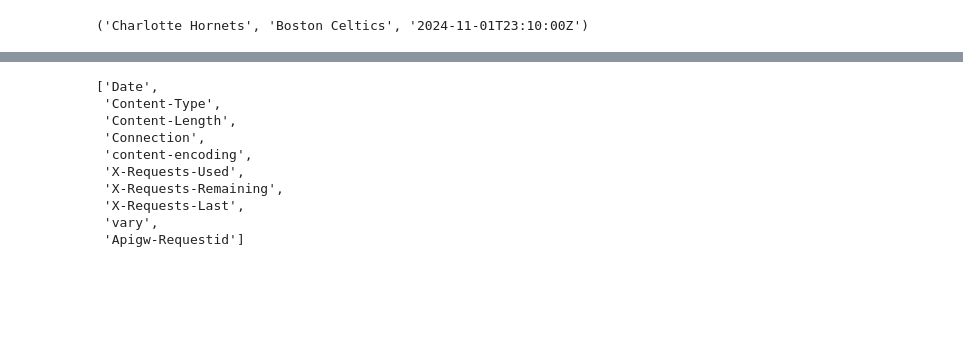
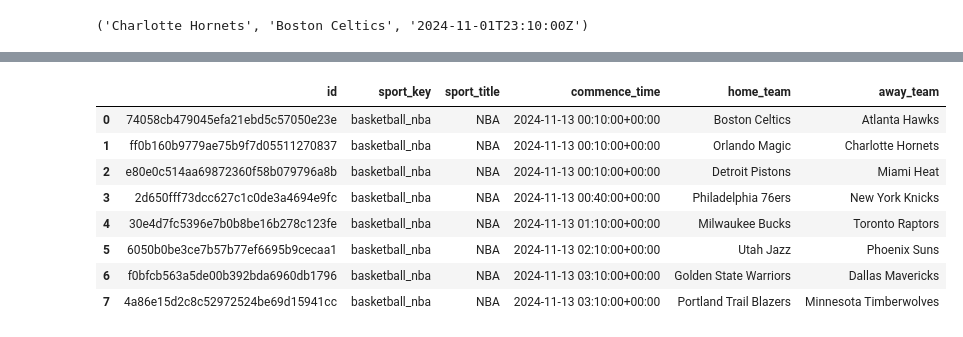
Before and after one commit to martinbog19/LeFirstBasket, a Jupyter notebook: set_up.ipynb, the cells around one changed output, grey strips where cells are left out. Cells and saved outputs as stored; diff of their text form; code cells hidden in the pictures; blank space fills up the shorter version.

```diff
--- a/set_up.ipynb
+++ b/set_up.ipynb
@@ -136,13 +117,16 @@ page.json()
-# %%
-list(odds_response.headers.keys())
-# %% [output]
-['Date',
- 'Content-Type',
- 'Content-Length',
- 'Connection',
- 'content-encoding',
- 'X-Requests-Used',
- 'X-Requests-Remaining',
- 'X-Requests-Last',
- 'vary',
- 'Apigw-Requestid']
+# %%
+games = pd.DataFrame(events_response.json())
+games['commence_time'] = pd.to_datetime(games['commence_time'])
+# %%
+games = games.head(8)
+games
+# %% [output]
+|  | id | sport_key | sport_title | commence_time | home_team | away_team |
+| 0 | 74058cb479045efa21ebd5c57050e23e | basketball_nba | NBA | 2024-11-13 00:10:00+00:00 | Boston Celtics | Atlanta Hawks |
+| 1 | ff0b160b9779ae75b9f7d05511270837 | basketball_nba | NBA | 2024-11-13 00:10:00+00:00 | Orlando Magic | Charlotte Hornets |
+| 2 | e80e0c514aa69872360f58b079796a8b | basketball_nba | NBA | 2024-11-13 00:10:00+00:00 | Detroit Pistons | Miami Heat |
+| 3 | 2d650fff73dcc627c1c0de3a4694e9fc | basketball_nba | NBA | 2024-11-13 00:40:00+00:00 | Philadelphia 76ers | New York Knicks |
+| 4 | 30e4d7fc5396e7b0b8be16b278c123fe | basketball_nba | NBA | 2024-11-13 01:10:00+00:00 | Milwaukee Bucks | Toronto Raptors |
+| 5 | 6050b0be3ce7b57b77ef6695b9cecaa1 | basketball_nba | NBA | 2024-11-13 02:10:00+00:00 | Utah Jazz | Phoenix Suns |
+| 6 | f0bfcb563a5de00b392bda6960db1796 | basketball_nba | NBA | 2024-11-13 03:10:00+00:00 | Golden State Warriors | Dallas Mavericks |
+| 7 | 4a86e15d2c8c52972524be69d15941cc | basketball_nba | NBA | 2024-11-13 03:10:00+00:00 | Portland Trail Blazers | Minnesota Timberwolves |
```
Also changed, not shown: parts of 10 cells of this notebook, 5 other files.
